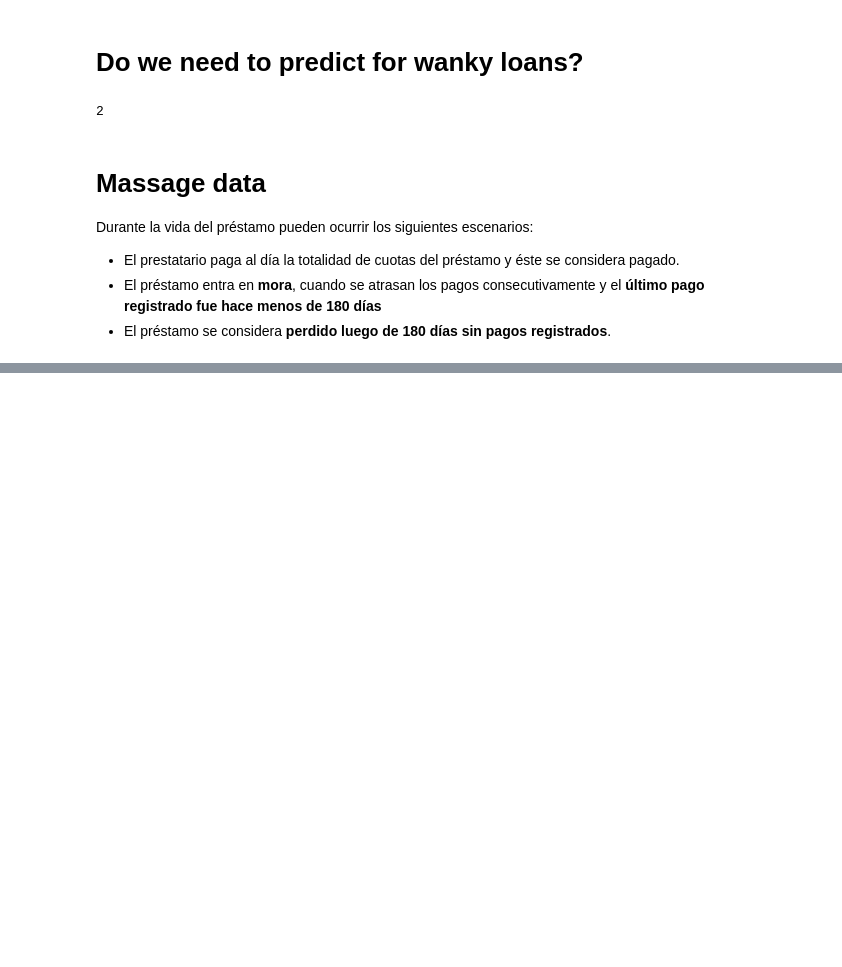
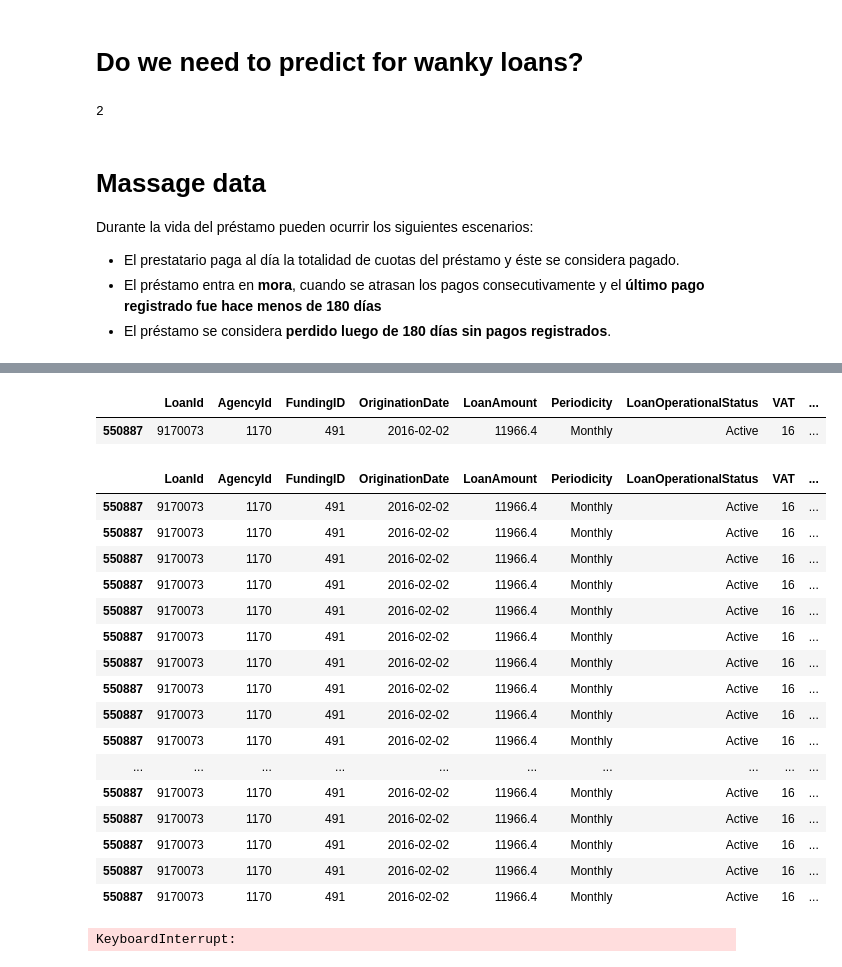
Before and after one commit to CrossNox/metadata-hopp, a Jupyter notebook: Develop.ipynb, the cells around one changed output, grey strips where cells are left out. Drawn from its saved outputs; the diff is of its cells as text; code cells hidden in the pictures; blank space fills up the shorter version.

```diff
--- a/Develop.ipynb
+++ b/Develop.ipynb
@@ -311,2 +352,2 @@ df_orig["DueDates"] = df_orig.apply(generate_installment_dates, axis=1)
 # %%
-df_orig.head()
+df_installments = df_orig.explode("DueDates")
@@ -319,0 +354,5 @@ df_orig.head()
+# %%
+df_installments.rename(columns={"DueDates": "DueDate"}, inplace=True)
+df_installments.DueDate = pd.to_datetime(df_installments.DueDate)
+# %%
+df_installments = df_installments[df_installments.DueDate.between(df_payments.PaymentProcessingDate.min(), df_payments.PaymentProcessingDate.max())]
@@ -319,0 +396,5 @@ df_orig.head()
+# %%
+example = df_payments[df_payments.LoanId.isin(
+    df_payments[df_payments.PaymentDueDate.notna()].LoanId.value_counts().head(20).sample().index
+)]
+example.sort_values("PaymentDueDate").head(20)
@@ -319,0 +419,36 @@ df_orig.head()
+# %%
+df_orig[df_orig.LoanId == 9170073]
+# %% [output]
+|  | LoanId | AgencyId | FundingID | OriginationDate | LoanAmount | Periodicity | LoanOperationalStatus | VAT | ... |
+| 550887 | 9170073 | 1170 | 491 | 2016-02-02 | 11966.4 | Monthly | Active | 16 | ... |
+# %%
+df_installments[df_installments.LoanId.isin(example.LoanId.unique())].sort_values("DueDate")
+# %% [output]
+|  | LoanId | AgencyId | FundingID | OriginationDate | LoanAmount | Periodicity | LoanOperationalStatus | VAT | ... |
+| 550887 | 9170073 | 1170 | 491 | 2016-02-02 | 11966.4 | Monthly | Active | 16 | ... |
+| 550887 | 9170073 | 1170 | 491 | 2016-02-02 | 11966.4 | Monthly | Active | 16 | ... |
+| 550887 | 9170073 | 1170 | 491 | 2016-02-02 | 11966.4 | Monthly | Active | 16 | ... |
+| 550887 | 9170073 | 1170 | 491 | 2016-02-02 | 11966.4 | Monthly | Active | 16 | ... |
+| 550887 | 9170073 | 1170 | 491 | 2016-02-02 | 11966.4 | Monthly | Active | 16 | ... |
+| 550887 | 9170073 | 1170 | 491 | 2016-02-02 | 11966.4 | Monthly | Active | 16 | ... |
+| 550887 | 9170073 | 1170 | 491 | 2016-02-02 | 11966.4 | Monthly | Active | 16 | ... |
+| 550887 | 9170073 | 1170 | 491 | 2016-02-02 | 11966.4 | Monthly | Active | 16 | ... |
+| 550887 | 9170073 | 1170 | 491 | 2016-02-02 | 11966.4 | Monthly | Active | 16 | ... |
+| 550887 | 9170073 | 1170 | 491 | 2016-02-02 | 11966.4 | Monthly | Active | 16 | ... |
+| ... | ... | ... | ... | ... | ... | ... | ... | ... | ... |
+| 550887 | 9170073 | 1170 | 491 | 2016-02-02 | 11966.4 | Monthly | Active | 16 | ... |
+| 550887 | 9170073 | 1170 | 491 | 2016-02-02 | 11966.4 | Monthly | Active | 16 | ... |
+| 550887 | 9170073 | 1170 | 491 | 2016-02-02 | 11966.4 | Monthly | Active | 16 | ... |
+| 550887 | 9170073 | 1170 | 491 | 2016-02-02 | 11966.4 | Monthly | Active | 16 | ... |
+| 550887 | 9170073 | 1170 | 491 | 2016-02-02 | 11966.4 | Monthly | Active | 16 | ... |
+# %%
+merged_data = pd.merge_asof(
+    df_installments.sort_values("LoanId"),
+    df_payments.sort_values("LoanId"),
+    on="LoanId",
+    left_by="DueDate",
+    right_by="PaymentProcessingDate",
+    direction="forward"
+)
+# %% [output]
+KeyboardInterrupt:
```
Also changed, not shown: parts of 13 cells of this notebook.
